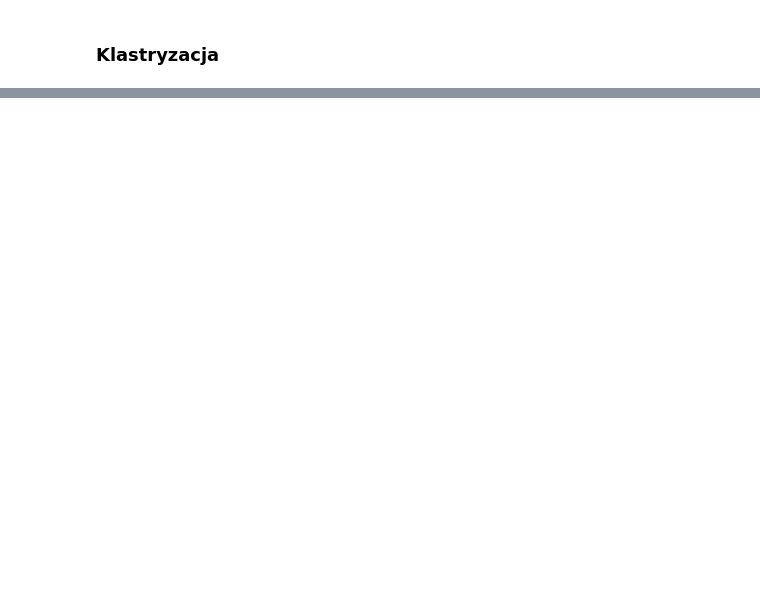
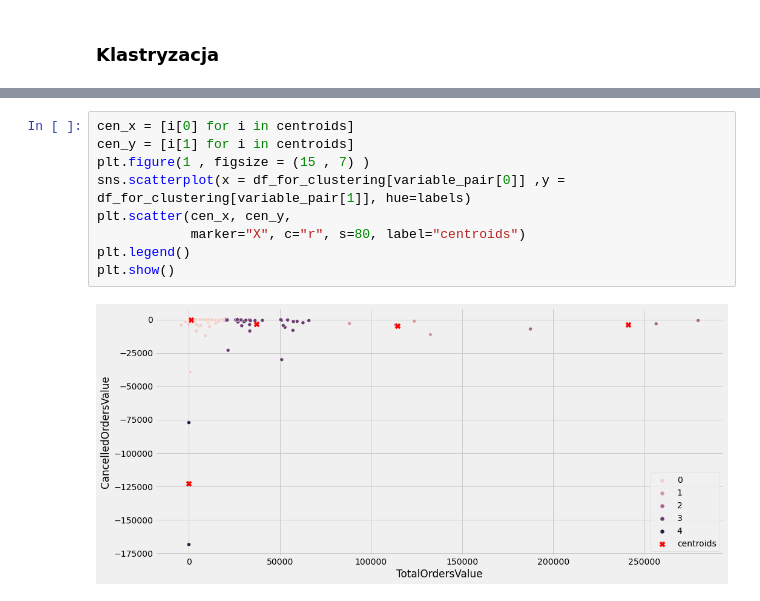
Before and after one commit to kkowalczykk/k-means-segmentation, a Jupyter notebook: main.ipynb, the cells around one changed output, grey strips where cells are left out. Saved outputs shown, nothing was run; the diff lists cells and outputs as text; blank space fills up the shorter version.

```diff
--- a/main.ipynb
+++ b/main.ipynb
@@ -379,0 +422,11 @@ plt.show()
+# %%
+cen_x = [i[0] for i in centroids]
+cen_y = [i[1] for i in centroids]
+plt.figure(1 , figsize = (15 , 7) )
+sns.scatterplot(x = df_for_clustering[variable_pair[0]] ,y = df_for_clustering[variable_pair[1]], hue=labels)
+plt.scatter(cen_x, cen_y,
+            marker="X", c="r", s=80, label="centroids")
+plt.legend()
+plt.show()
+# %% [output]
+[figure, added]
```
Also changed, not shown: parts of 17 cells of this notebook.
